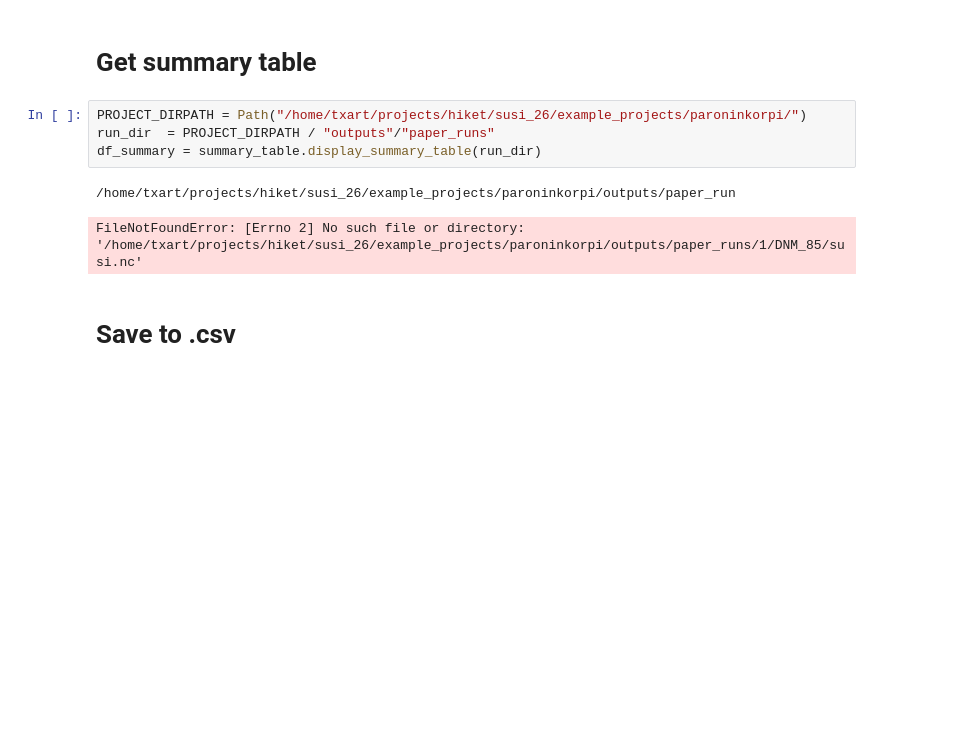
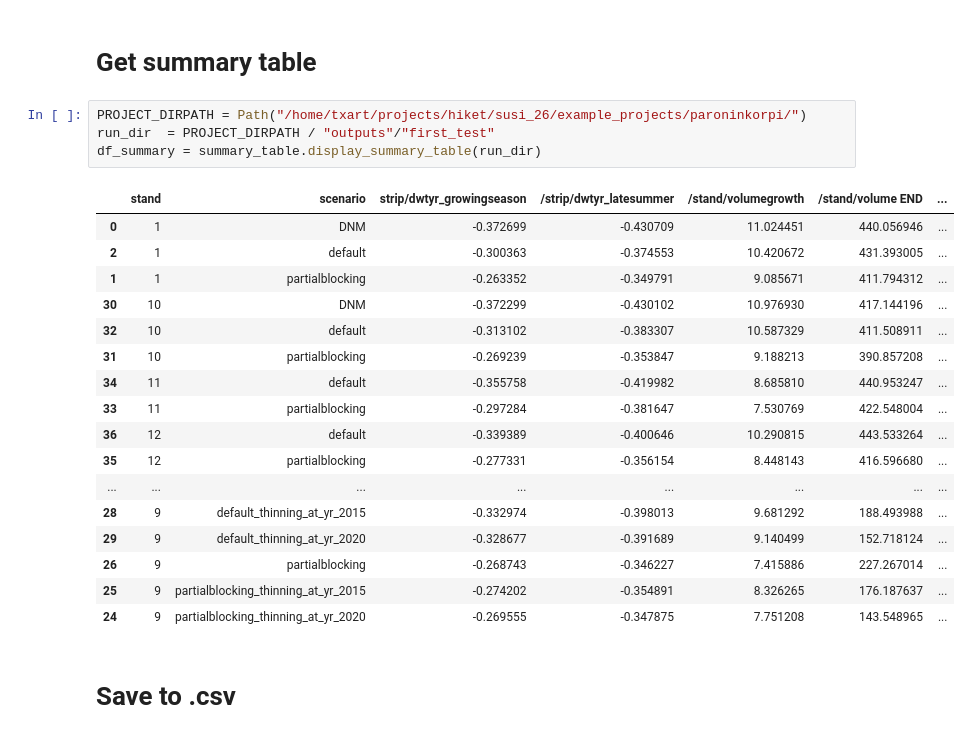
Before and after one commit to Susi-pack/susi_26, a Jupyter notebook: example_projects/paroninkorpi/analysis/summary_table.ipynb, the cells around one changed output. Drawn from its saved outputs; the diff is of its cells as text; blank space fills up the shorter version.

Commit message:
Revert "Paroninkorpi dnm 60 dnm 90"

```diff
--- a/example_projects/paroninkorpi/analysis/summary_table.ipynb
+++ b/example_projects/paroninkorpi/analysis/summary_table.ipynb
@@ -7,11 +7,26 @@ from analysis.notebooks.components import summary_table
 # Get summary table
 # %%
 PROJECT_DIRPATH = Path("/home/txart/projects/hiket/susi_26/example_projects/paroninkorpi/")
-run_dir  = PROJECT_DIRPATH / "outputs"/"paper_runs"
+run_dir  = PROJECT_DIRPATH / "outputs"/"first_test"
 df_summary = summary_table.display_summary_table(run_dir)
 # %% [output]
-/home/txart/projects/hiket/susi_26/example_projects/paroninkorpi/outputs/paper_run
-FileNotFoundError: [Errno 2] No such file or directory: '/home/txart/projects/hiket/susi_26/example_projects/paroninkorpi/outputs/paper_runs/1/DNM_85/susi.nc'
+|  | stand | scenario | strip/dwtyr_growingseason | /strip/dwtyr_latesummer | /stand/volumegrowth | /stand/volume END | ... |
+| 0 | 1 | DNM | -0.372699 | -0.430709 | 11.024451 | 440.056946 | ... |
+| 2 | 1 | default | -0.300363 | -0.374553 | 10.420672 | 431.393005 | ... |
+| 1 | 1 | partialblocking | -0.263352 | -0.349791 | 9.085671 | 411.794312 | ... |
+| 30 | 10 | DNM | -0.372299 | -0.430102 | 10.976930 | 417.144196 | ... |
+| 32 | 10 | default | -0.313102 | -0.383307 | 10.587329 | 411.508911 | ... |
+| 31 | 10 | partialblocking | -0.269239 | -0.353847 | 9.188213 | 390.857208 | ... |
+| 34 | 11 | default | -0.355758 | -0.419982 | 8.685810 | 440.953247 | ... |
+| 33 | 11 | partialblocking | -0.297284 | -0.381647 | 7.530769 | 422.548004 | ... |
+| 36 | 12 | default | -0.339389 | -0.400646 | 10.290815 | 443.533264 | ... |
+| 35 | 12 | partialblocking | -0.277331 | -0.356154 | 8.448143 | 416.596680 | ... |
+| ... | ... | ... | ... | ... | ... | ... | ... |
+| 28 | 9 | default_thinning_at_yr_2015 | -0.332974 | -0.398013 | 9.681292 | 188.493988 | ... |
+| 29 | 9 | default_thinning_at_yr_2020 | -0.328677 | -0.391689 | 9.140499 | 152.718124 | ... |
+| 26 | 9 | partialblocking | -0.268743 | -0.346227 | 7.415886 | 227.267014 | ... |
+| 25 | 9 | partialblocking_thinning_at_yr_2015 | -0.274202 | -0.354891 | 8.326265 | 176.187637 | ... |
+| 24 | 9 | partialblocking_thinning_at_yr_2020 | -0.269555 | -0.347875 | 7.751208 | 143.548965 | ... |
 # %% [markdown]
 # Save to .csv
 # %%
```
Also changed, not shown: 2 other files.
